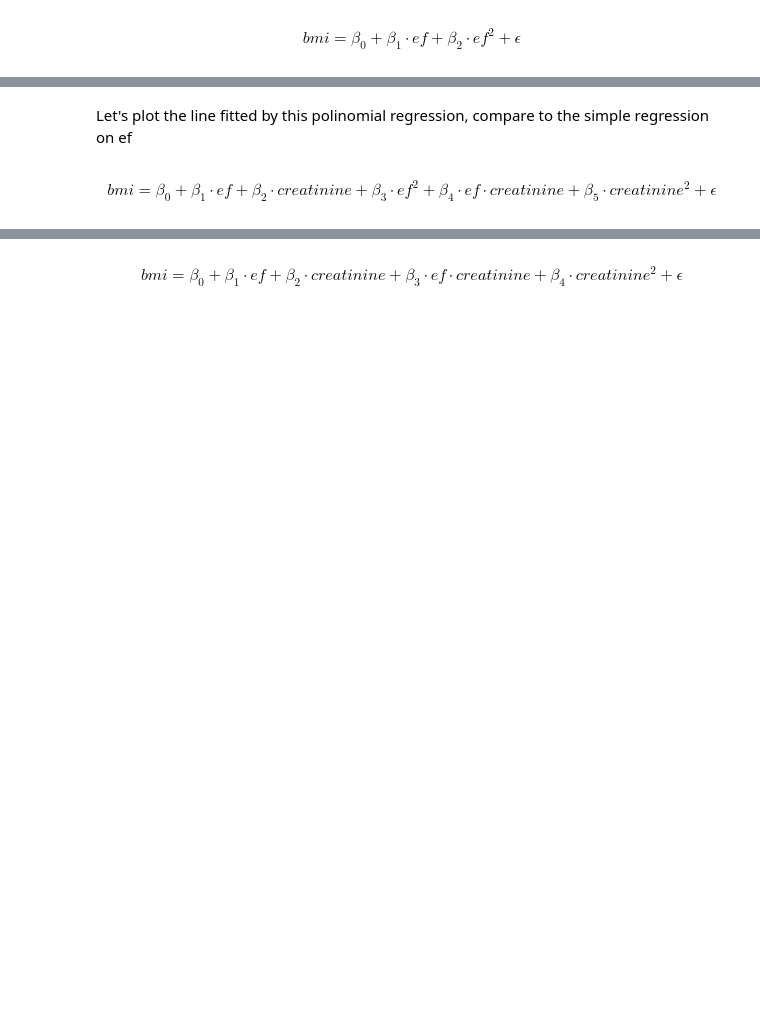
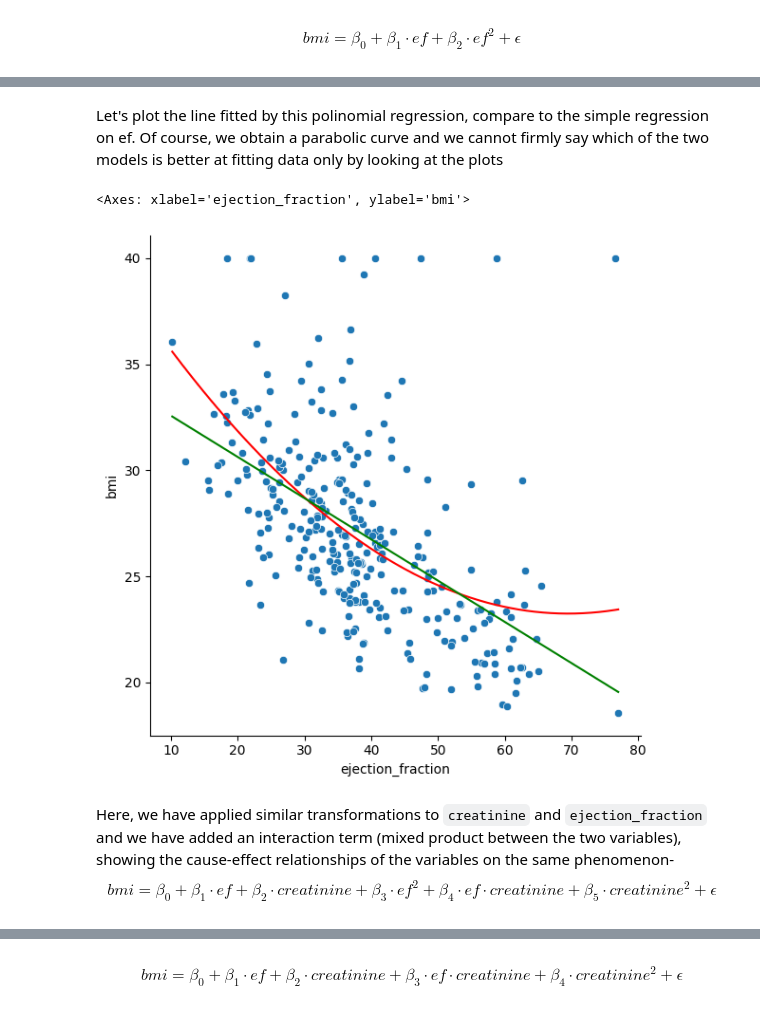
Before and after one commit to Thomas-Fabbris/applied-statistics-polimi, a Jupyter notebook: Labs/Lab_V_2026.ipynb, the cells around one changed output, grey strips where cells are left out. Drawn from its saved outputs; the diff is of its cells as text; code cells hidden in the pictures; blank space fills up the shorter version.

```diff
--- a/Labs/Lab_V_2026.ipynb
+++ b/Labs/Lab_V_2026.ipynb
@@ -59,8 +60,10 @@ df
 | 298 | 50.00 | 0 | 196 | 0 | 46.40 | 0 | 395000.00 | ... |
 299 rows × 14 columns
 # %%
-cat_vars = ['anaemia', 'diabetes', 'high_blood_pressure',  'sex',  'smoking',  'DEATH_EVENT']
-num_vars = ['age', 'creatinine_phosphokinase', 'ejection_fraction', 'platelets', 'serum_creatinine', 'serum_sodium', 'bmi', 'time']
+cat_vars = ['anaemia', 'diabetes', 'high_blood_pressure',
+            'sex',  'smoking',  'DEATH_EVENT']
+num_vars = ['age', 'creatinine_phosphokinase', 'ejection_fraction',
+            'platelets', 'serum_creatinine', 'serum_sodium', 'bmi', 'time']
 # %% [markdown]
 # Simple Linear Regression
 # %% [markdown]
@@ -182,9 +296,11 @@ So far we are evaluating the model on the same data it was trained on, but that'
 # %%
 from sklearn import model_selection
 
-X = df[['age', 'anaemia', 'creatinine_phosphokinase', 'diabetes', 'high_blood_pressure', 'platelets', 'serum_creatinine', 'serum_sodium', 'sex', 'smoking', 'ejection_fraction', 'time']]
+X = df[['age', 'anaemia', 'creatinine_phosphokinase', 'diabetes', 'high_blood_pressure',
+        'platelets', 'serum_creatinine', 'serum_sodium', 'sex', 'smoking', 'ejection_fraction', 'time']]
 
-X_train, X_test, y_train, y_test = model_selection.train_test_split(X, y, test_size=0.20, random_state=1234)
+X_train, X_test, y_train, y_test = model_selection.train_test_split(
+    X, y, test_size=0.20, random_state=1234)
 
 train_index = X_train.index
 test_index = X_test.index
@@ -291,8 +529,10 @@ X_train_2 = X_train[variables]
 X_test_2 = X_test[variables]
 
 scaler = StandardScaler()
-X_train_2_scaled = pd.DataFrame(scaler.fit_transform(X_train_2), columns=X_train_2.columns, index=X_train_2.index)
-X_test_2_scaled = pd.DataFrame(scaler.transform(X_test_2), columns=X_test_2.columns, index=X_test_2.index)
+X_train_2_scaled = pd.DataFrame(scaler.fit_transform(
+    X_train_2), columns=X_train_2.columns, index=X_train_2.index)
+X_test_2_scaled = pd.DataFrame(scaler.transform(
+    X_test_2), columns=X_test_2.columns, index=X_test_2.index)
 
 X_train_2_scaled = sm.add_constant(X_train_2_scaled)
 X_test_2_scaled = sm.add_constant(X_test_2_scaled)
@@ -392,8 +680,10 @@ X_train_3 = X_train[variables]
 X_test_3 = X_test[variables]
 
 scaler = StandardScaler()
-X_train_3_scaled = pd.DataFrame(scaler.fit_transform(X_train_3), columns=X_train_3.columns, index=X_train_3.index)
-X_test_3_scaled = pd.DataFrame(scaler.transform(X_test_3), columns=X_test_3.columns, index=X_test_3.index)
+X_train_3_scaled = pd.DataFrame(scaler.fit_transform(
+    X_train_3), columns=X_train_3.columns, index=X_train_3.index)
+X_test_3_scaled = pd.DataFrame(scaler.transform(
+    X_test_3), columns=X_test_3.columns, index=X_test_3.index)
 
 X_train_3_scaled = sm.add_constant(X_train_3_scaled)
 X_test_3_scaled = sm.add_constant(X_test_3_scaled)
@@ -474,18 +850,23 @@ print(f'MSE: {mse:.4f}')
 # %% [markdown]
-Let's plot the line fitted by this polinomial regression, compare to the simple regression on ef
+Let's plot the line fitted by this polinomial regression, compare to the simple regression on ef. Of course, we obtain a parabolic curve and we cannot firmly say which of the two models is better at fitting data only by looking at the plots
 # %%
-X_plot = np.arange(np.min(X_train['ejection_fraction']),np.max(X_train['ejection_fraction']),0.1).reshape(-1,1)
+X_plot = np.arange(np.min(X_train['ejection_fraction']), np.max(
+    X_train['ejection_fraction']), 0.1).reshape(-1, 1)
 X_plot_6 = polynomial2.transform(X_plot)
 
 X_plot_6_scaled = X_plot_6
-X_plot_6_scaled[:,1:] = scaler.transform(X_plot_6_scaled[:,1:])
+X_plot_6_scaled[:, 1:] = scaler.transform(X_plot_6_scaled[:, 1:])
 y_plot_6 = results.predict(X_plot_6_scaled)
 
 sns.relplot(y="bmi", x="ejection_fraction", palette="muted",
             height=6, data=df)
-sns.lineplot(x=X_plot[:,0], y=y_plot_6,color='red')
-sns.lineplot(x=X_plot[:,0], y=y_plot,color='green')
+sns.lineplot(x=X_plot[:, 0], y=y_plot_6, color='red')
+sns.lineplot(x=X_plot[:, 0], y=y_plot, color='green')
+# %% [output]
+<Axes: xlabel='ejection_fraction', ylabel='bmi'>
+[figure, added]
 # %% [markdown]
+Here, we have applied similar transformations to `creatinine` and `ejection_fraction` and we have added an interaction term (mixed product between the two variables), showing the cause-effect relationships of the variables on the same phenomenon-
 $$ bmi = \beta_0 + \beta_1 \cdot ef + \beta_2 \cdot creatinine + \beta_3 \cdot ef^2 + \beta_4 \cdot ef \cdot creatinine + \beta_5 \cdot creatinine^2 + \epsilon $$
 # %%
 variables = ['ejection_fraction', 'serum_creatinine']
```
Also changed, not shown: parts of 115 cells of this notebook.
